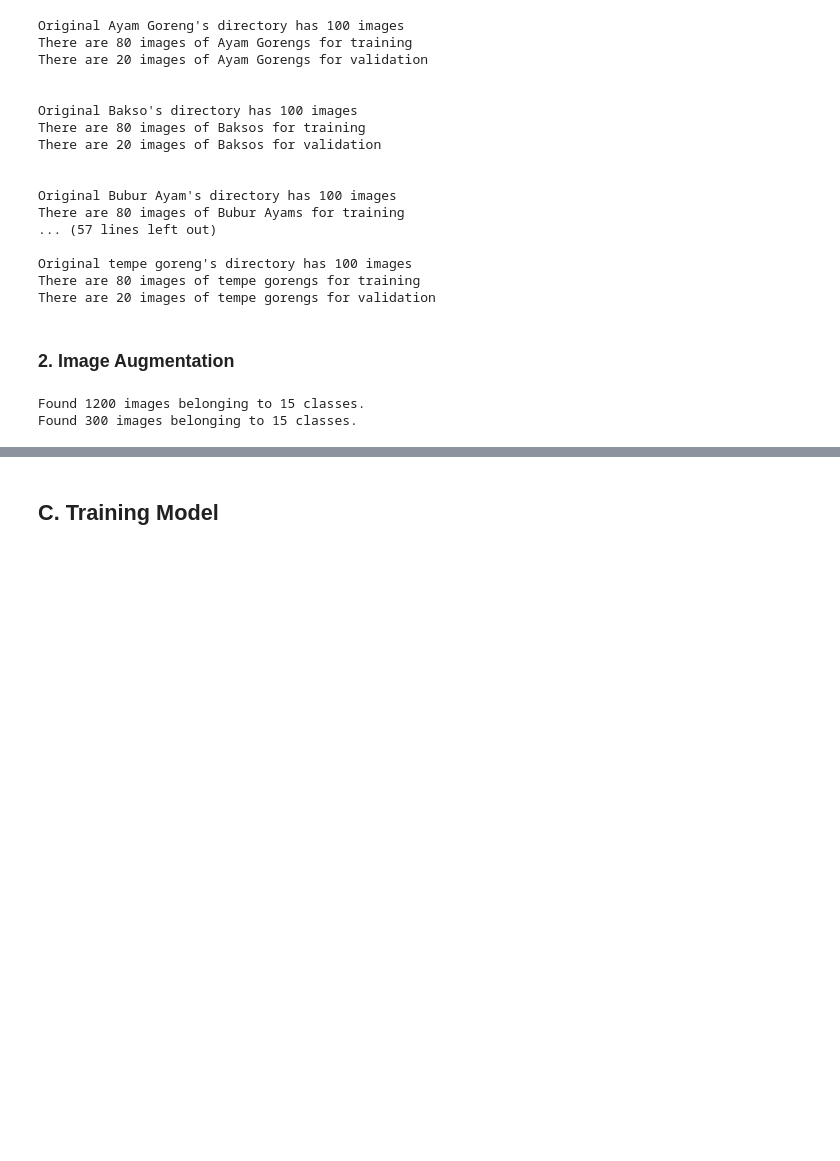
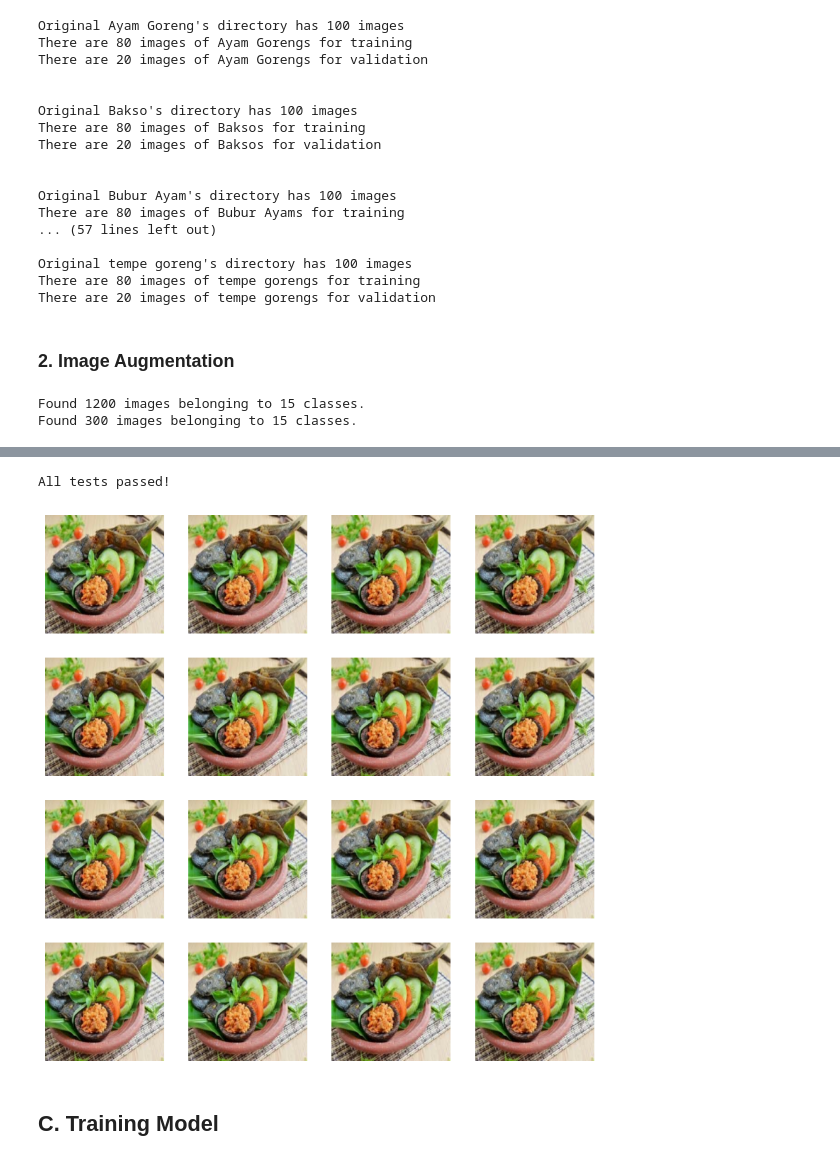
Before and after one commit to NuSa-Nutrition-Scan/Food-Classification, a Jupyter notebook: Computer Vision.ipynb, the cells around one changed output, grey strips where cells are left out. Drawn from its saved outputs; the diff is of its cells as text; code cells hidden in the pictures; blank space fills up the shorter version.

```diff
--- a/Computer Vision.ipynb
+++ b/Computer Vision.ipynb
@@ -323,3 +419,40 @@ Found 300 images belonging to 15 classes.
+# %%
+AUTOTUNE = tf.data.experimental.AUTOTUNE
+train_dataset = train_dataset.prefetch(buffer_size=AUTOTUNE)
+# %%
+def data_augmenter():
+  '''
+  Create a Sequential model composed of 2 layers
+  Returns:
+    tf.keras.Sequential
+  '''
+  data_augmentation = tf.keras.Sequential([
+  tf.keras.layers.experimental.preprocessing.RandomFlip("horizontal"),
+  tf.keras.layers.experimental.preprocessing.RandomRotation(0.2),
+])
+  return data_augmentation
+# %%
+augmenter = data_augmenter()
+assert(augmenter.layers[0].name.startswith('random_flip')), "First layer must be RandomFlip"
+assert augmenter.layers[0].mode == 'horizontal', "RadomFlip parameter must be horizontal"
+assert(augmenter.layers[1].name.startswith('random_rotation')), "Second layer must be RandomRotation"
+assert augmenter.layers[1].factor == 0.2, "Rotation factor must be 0.2"
+print('All tests passed!')
+# %% [output]
+All tests passed!
+# %%
+data_augmentation = data_augmenter()
+
+for image, _ in train_dataset.take(1):
+    plt.figure(figsize=(10, 10))
+    first_image = image[0]
+    for i in range(16):
+        ax = plt.subplot(4, 4, i + 1)
+        augmented_image = data_augmentation(tf.expand_dims(first_image, 0))
+        plt.imshow(augmented_image[0] / 255)
+        plt.axis('off')
+# %% [output]
+[figure, added]
 # %% [markdown]
 ## C. Training Model
 # %%
```
Also changed, not shown: parts of 15 cells of this notebook.
